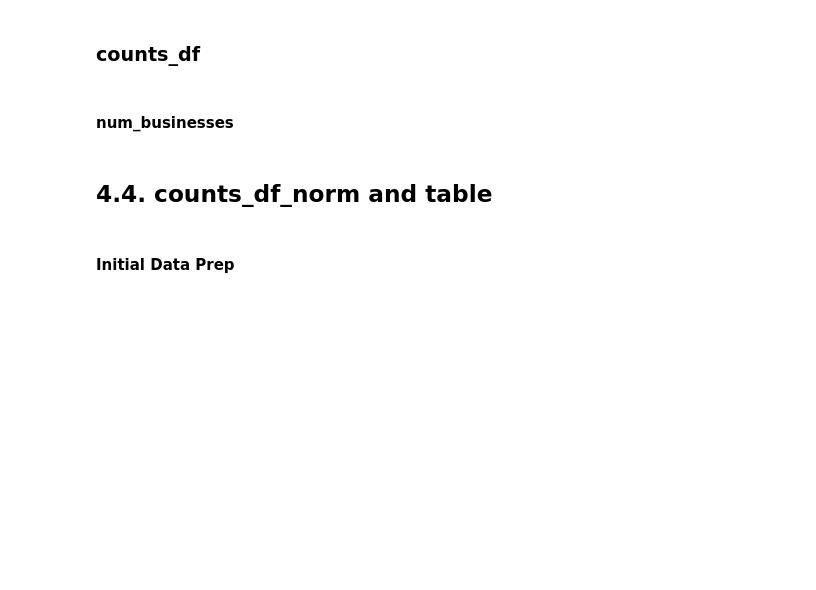
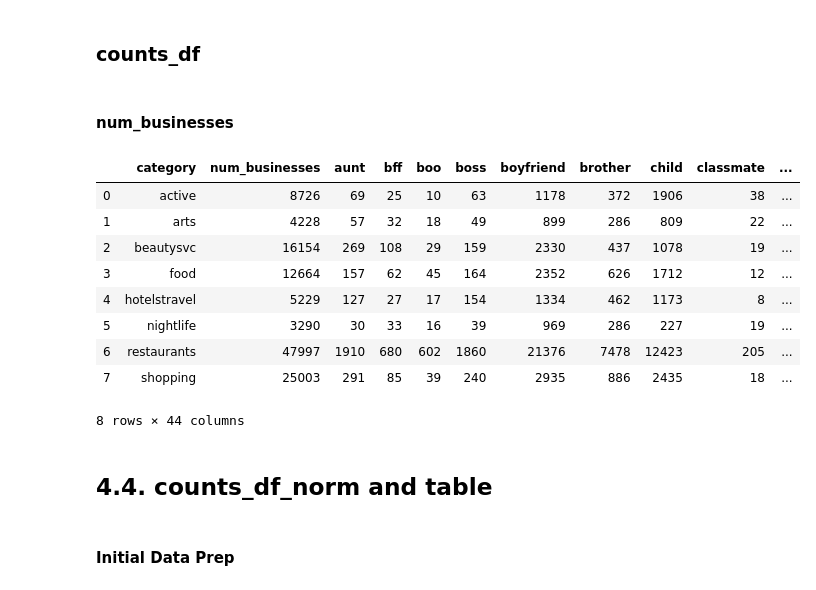
Before and after one commit to caroseca/yelp-relationships-geography, a Jupyter notebook: 04-output-files.ipynb, the cells around one changed output. Drawn from its saved outputs; the diff is of its cells as text; code cells hidden in the pictures; blank space fills up the shorter version.

```diff
--- a/04-output-files.ipynb
+++ b/04-output-files.ipynb
@@ -73,31 +76,43 @@ counts_df.to_csv("final_output_urbcomp/all_counts_final_v2.csv", index=False)
 # %%
 
 categories_of_interest_small = ['active', 'arts', 'beautysvc', 'food', 'hotelstravel', 'nightlife', 'restaurants', 'shopping']
 counts_df_mod_noprofs = counts_df.copy()
 for col in ["is_"+col for col in categories_of_interest_small if col != "restaurants"]:
     counts_df_mod_noprofs[col] = np.logical_and(counts_df_mod_noprofs[col] == True, counts_df_mod_noprofs["is_restaurants"] == False)
 cols = ["is_"+col for col in categories_of_interest_small]
 
 df_rows = []
 # categories_of_interest_small = ['active', 'arts', 'beautysvc', 'food', 'hotelstravel', 'nightlife', 'restaurants', 'shopping']
 
 cols = [counts_df.columns[0]] + list(counts_df.columns[3:45])
 
 for category in categories_of_interest_small:
     df_row = [category]
     q = "is_" + category
     counts_category = counts_df_mod_noprofs.query(q)
     num_bus_in_cat = len(counts_category)
     counts_df_temp = counts_category[cols[1:]]
     df_row.append(num_bus_in_cat)
     df_row.extend(np.count_nonzero(counts_df_temp, axis=0))
     df_rows.append(df_row)
 
 num_businesses_df = pd.DataFrame(df_rows,columns = ["category", "num_businesses"] + cols[1:])
 
 # num_businesses_df
 
 num_businesses_df.to_csv("final_output_urbcomp/num_businesses.csv", index=False)
+num_businesses_df
+# %% [output]
+|  | category | num_businesses | aunt | bff | boo | boss | boyfriend | brother | child | classmate | ... |
+| 0 | active | 8726 | 69 | 25 | 10 | 63 | 1178 | 372 | 1906 | 38 | ... |
+| 1 | arts | 4228 | 57 | 32 | 18 | 49 | 899 | 286 | 809 | 22 | ... |
+| 2 | beautysvc | 16154 | 269 | 108 | 29 | 159 | 2330 | 437 | 1078 | 19 | ... |
+| 3 | food | 12664 | 157 | 62 | 45 | 164 | 2352 | 626 | 1712 | 12 | ... |
+| 4 | hotelstravel | 5229 | 127 | 27 | 17 | 154 | 1334 | 462 | 1173 | 8 | ... |
+| 5 | nightlife | 3290 | 30 | 33 | 16 | 39 | 969 | 286 | 227 | 19 | ... |
+| 6 | restaurants | 47997 | 1910 | 680 | 602 | 1860 | 21376 | 7478 | 12423 | 205 | ... |
+| 7 | shopping | 25003 | 291 | 85 | 39 | 240 | 2935 | 886 | 2435 | 18 | ... |
+8 rows × 44 columns
 # %% [markdown]
 ## 4.4. counts_df_norm and table
 # %% [markdown]
```
Also changed, not shown: parts of 2 cells of this notebook, 6 other files.
